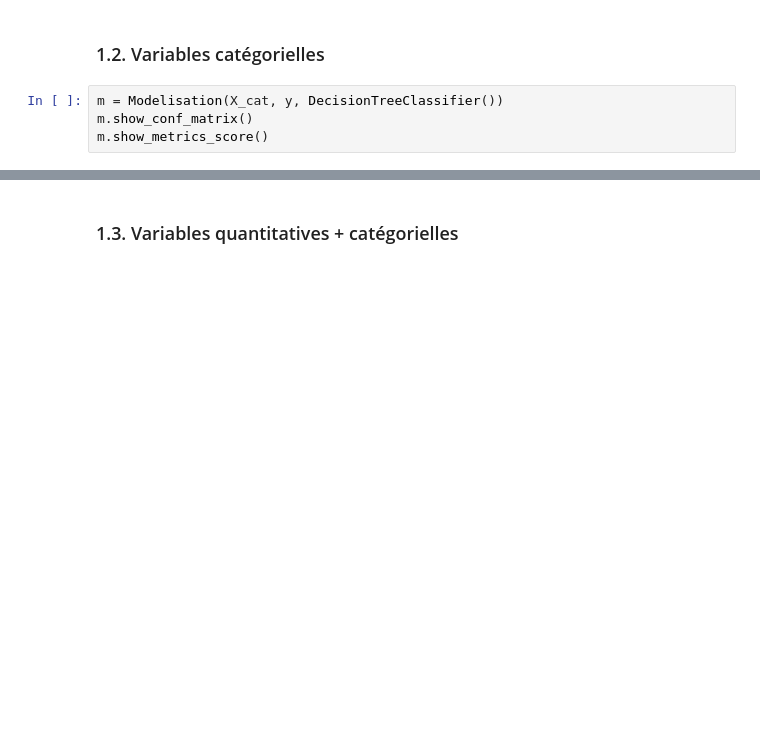
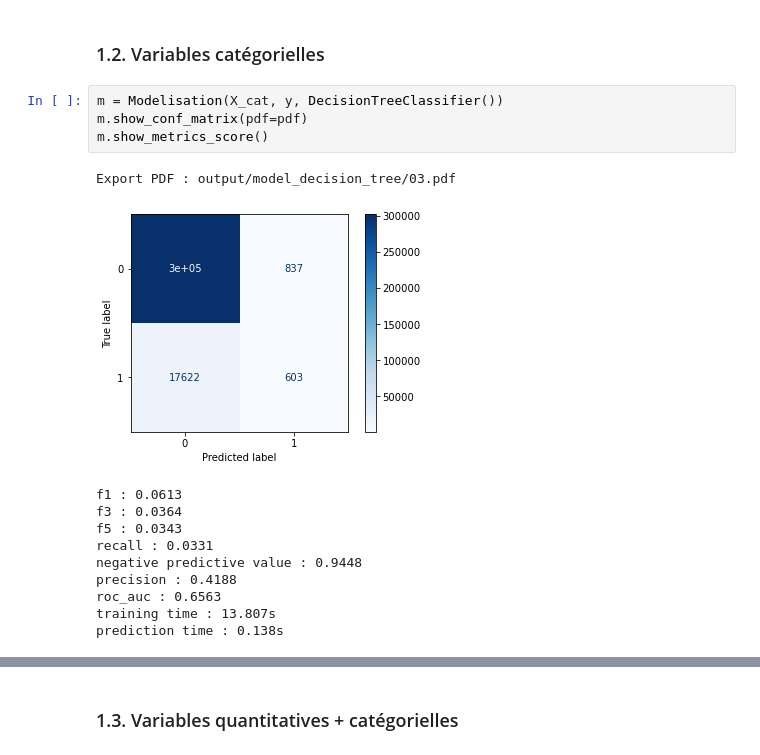
Before and after one commit to baptiste-pasquier/statapp, a Jupyter notebook: model_decision_tree.ipynb, the cells around one changed output, grey strips where cells are left out. Drawn from its saved outputs; the diff is of its cells as text; blank space fills up the shorter version.

```diff
--- a/model_decision_tree.ipynb
+++ b/model_decision_tree.ipynb
@@ -49,7 +122,19 @@ m.plot_tree()
 ### 1.2. Variables catégorielles
 # %%
 m = Modelisation(X_cat, y, DecisionTreeClassifier())
-m.show_conf_matrix()
+m.show_conf_matrix(pdf=pdf)
 m.show_metrics_score()
+# %% [output]
+Export PDF : output/model_decision_tree/03.pdf
+[figure, added]
+f1 : 0.0613
+f3 : 0.0364
+f5 : 0.0343
+recall : 0.0331
+negative predictive value : 0.9448
+precision : 0.4188
+roc_auc : 0.6563
+training time : 13.807s
+prediction time : 0.138s
 # %%
 m.show_attributes()
```
Also changed, not shown: parts of 64 cells of this notebook, 41 other files.
